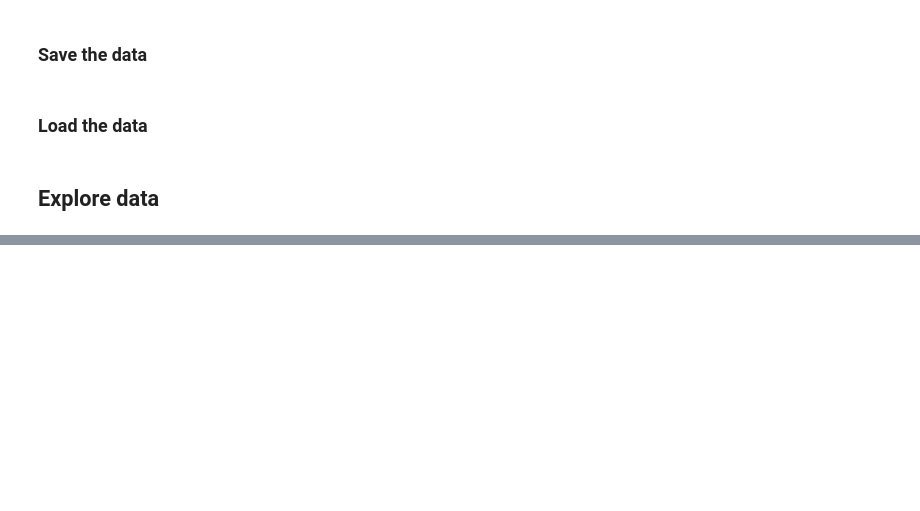
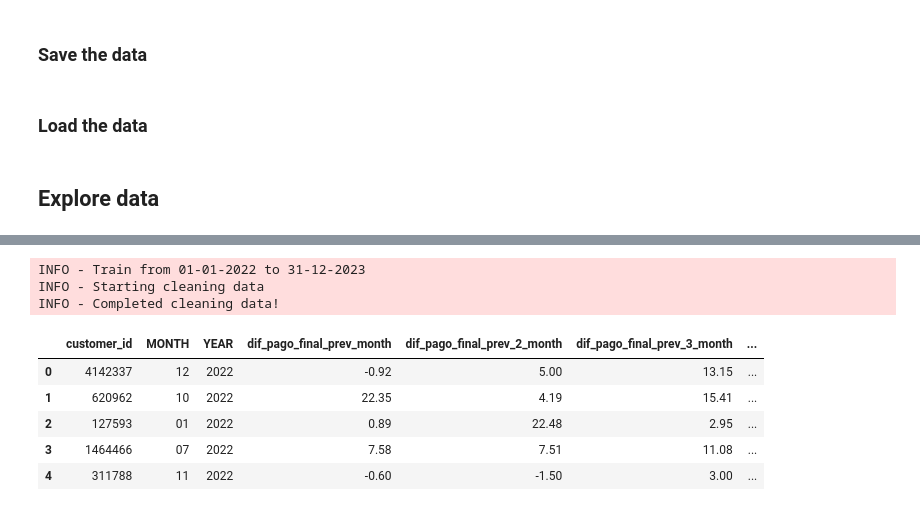
Before and after one commit to Zrive/zrive-ds-4q23-churn, a Jupyter notebook: src/eda/explore_data.ipynb, the cells around one changed output, grey strips where cells are left out. Saved outputs shown, nothing was run; the diff lists cells and outputs as text; code cells hidden in the pictures; blank space fills up the shorter version.

```diff
--- a/src/eda/explore_data.ipynb
+++ b/src/eda/explore_data.ipynb
@@ -203,0 +225,20 @@ sample.dtypes.tolist()
+# %%
+# user-info cols to aggregate data later on
+users_cols = ['customer_id', 'MONTH', 'YEAR']
+
+# pre-cooked features
+diff_cols = ['dif_pago_final_prev_month',
+                   'dif_pago_final_prev_2_month',
+                   'dif_pago_final_prev_3_month',
+                   'dif_consumo_prev_month',
+                   'dif_consumo_prev_2_month',
+                   'dif_consumo_prev_3_month',
+                   'dif_discount_prev_month',
+                   'dif_discount_prev_2_month',
+                   'dif_discount_prev_3_month']
+
+# to-be-cooked features
+transform_cols = ['pago_final_0']
+
+# target
+target_col = ['NUM_DAYS_LINE_TYPE_FIXE_POST_DEA']
@@ -203,0 +262,14 @@ sample.dtypes.tolist()
+# %%
+def data_cleaning(raw_df: pd.DataFrame) -> pd.DataFrame:
+    """
+    Cleans raw data by handling missing values, removing duplicates, correcting errors, and performing type conversions for data quality and consistency.
+    Returns:
+        DataFrame: Pandas DataFrame with cleaned and preprocessed data.
+    """
+    logger.info("Starting cleaning data")
+
+    filter_df = raw_df[users_cols + diff_cols + monthly_cols + target_col]
+    clean_df = filter_df.dropna(how="all")
+
+    logger.info("Completed cleaning data!")
+    return clean_df
@@ -203,0 +345,18 @@ sample.dtypes.tolist()
+# %%
+get_initial_params()
+logger.info(f"Train from {train_from} to {train_to}")
+clean_data = data_cleaning(sample)
+#features, target = feature_computation(clean_data)
+# %% [output]
+INFO - Train from 01-01-2022 to 31-12-2023
+INFO - Starting cleaning data
+INFO - Completed cleaning data!
+# %%
+clean_data.head()
+# %% [output]
+|  | customer_id | MONTH | YEAR | dif_pago_final_prev_month | dif_pago_final_prev_2_month | dif_pago_final_prev_3_month | ... |
+| 0 | 4142337 | 12 | 2022 | -0.92 | 5.00 | 13.15 | ... |
+| 1 | 620962 | 10 | 2022 | 22.35 | 4.19 | 15.41 | ... |
+| 2 | 127593 | 01 | 2022 | 0.89 | 22.48 | 2.95 | ... |
+| 3 | 1464466 | 07 | 2022 | 7.58 | 7.51 | 11.08 | ... |
+| 4 | 311788 | 11 | 2022 | -0.60 | -1.50 | 3.00 | ... |
```
Also changed, not shown: parts of 24 cells of this notebook, 1 other file.
